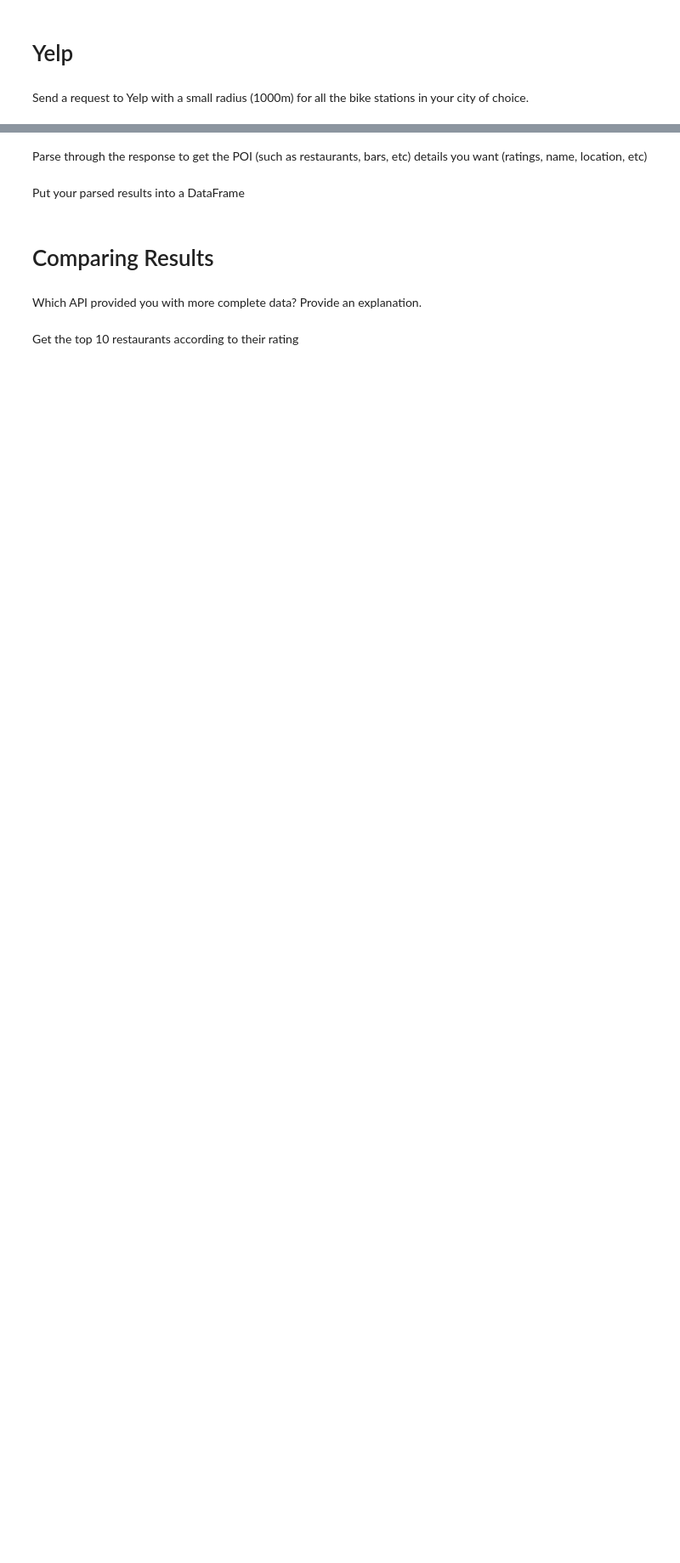
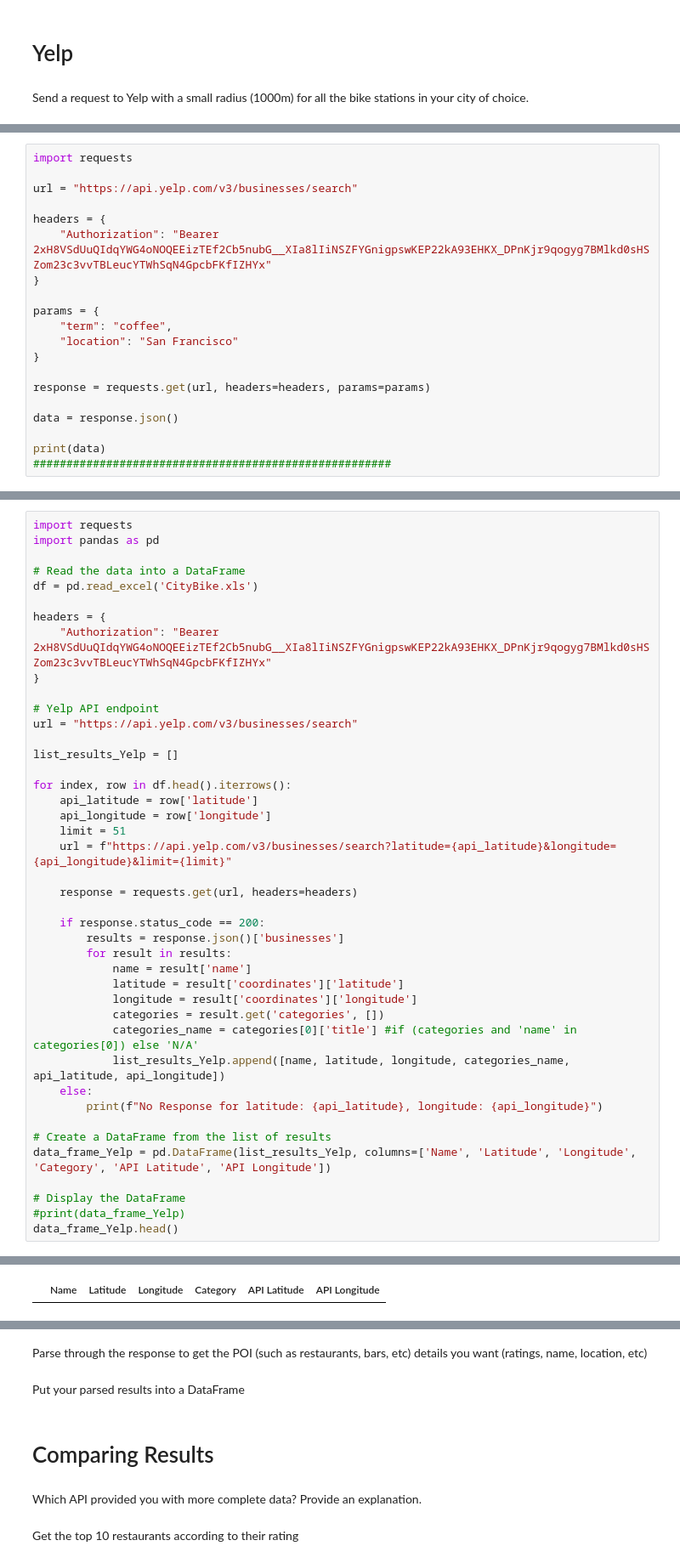
Before and after one commit to Ahnafshabik/Statistical-Modelling-with-Python, a Jupyter notebook: notebooks/yelp_foursquare_EDA.ipynb, the cells around one changed output, grey strips where cells are left out. Shown at 85% size. Saved outputs shown, nothing was run; the diff lists cells and outputs as text; blank space fills up the shorter version.

Commit message:
added yelp data

```diff
--- a/notebooks/yelp_foursquare_EDA.ipynb
+++ b/notebooks/yelp_foursquare_EDA.ipynb
@@ -341,0 +133,20 @@ for index, row in bike_stations.iterrows():
+# %%
+import requests
+
+url = "https://api.yelp.com/v3/businesses/search"
+
+headers = {
+    "Authorization": "Bearer 2xH8VSdUuQIdqYWG4oNOQEEizTEf2Cb5nubG__XIa8lIiNSZFYGnigpswKEP22kA93EHKX_DPnKjr9qogyg7BMlkd0sHSZom23c3vvTBLeucYTWhSqN4GpcbFKfIZHYx"
+}
+
+params = {
+    "term": "coffee",
+    "location": "San Francisco"
+}
+
+response = requests.get(url, headers=headers, params=params)
+
+data = response.json()
+
+print(data)
+######################################################
@@ -341,0 +217,43 @@ for index, row in bike_stations.iterrows():
+# %%
+import requests
+import pandas as pd
+
+# Read the data into a DataFrame
+df = pd.read_excel('CityBike.xls')
+
+headers = {
+    "Authorization": "Bearer 2xH8VSdUuQIdqYWG4oNOQEEizTEf2Cb5nubG__XIa8lIiNSZFYGnigpswKEP22kA93EHKX_DPnKjr9qogyg7BMlkd0sHSZom23c3vvTBLeucYTWhSqN4GpcbFKfIZHYx"
+}
+
+# Yelp API endpoint
+url = "https://api.yelp.com/v3/businesses/search"
+
+list_results_Yelp = []
+
+for index, row in df.head().iterrows():
+    api_latitude = row['latitude']
+    api_longitude = row['longitude']
+    limit = 51
+    url = f"https://api.yelp.com/v3/businesses/search?latitude={api_latitude}&longitude={api_longitude}&limit={limit}"
+
+    response = requests.get(url, headers=headers)
+
+    if response.status_code == 200:
+        results = response.json()['businesses']
+        for result in results:
+            name = result['name']
+            latitude = result['coordinates']['latitude']
+            longitude = result['coordinates']['longitude']
+            categories = result.get('categories', [])
+            categories_name = categories[0]['title'] #if (categories and 'name' in categories[0]) else 'N/A'
+            list_results_Yelp.append([name, latitude, longitude, categories_name, api_latitude, api_longitude])
+    else:
+        print(f"No Response for latitude: {api_latitude}, longitude: {api_longitude}")
+
+# Create a DataFrame from the list of results
+data_frame_Yelp = pd.DataFrame(list_results_Yelp, columns=['Name', 'Latitude', 'Longitude', 'Category', 'API Latitude', 'API Longitude'])
+
+# Display the DataFrame
+#print(data_frame_Yelp)
+data_frame_Yelp.head()
+# %% [output]
@@ -341,0 +265 @@ for index, row in bike_stations.iterrows():
+|  | Name | Latitude | Longitude | Category | API Latitude | API Longitude |
```
Also changed, not shown: parts of 23 cells of this notebook.
